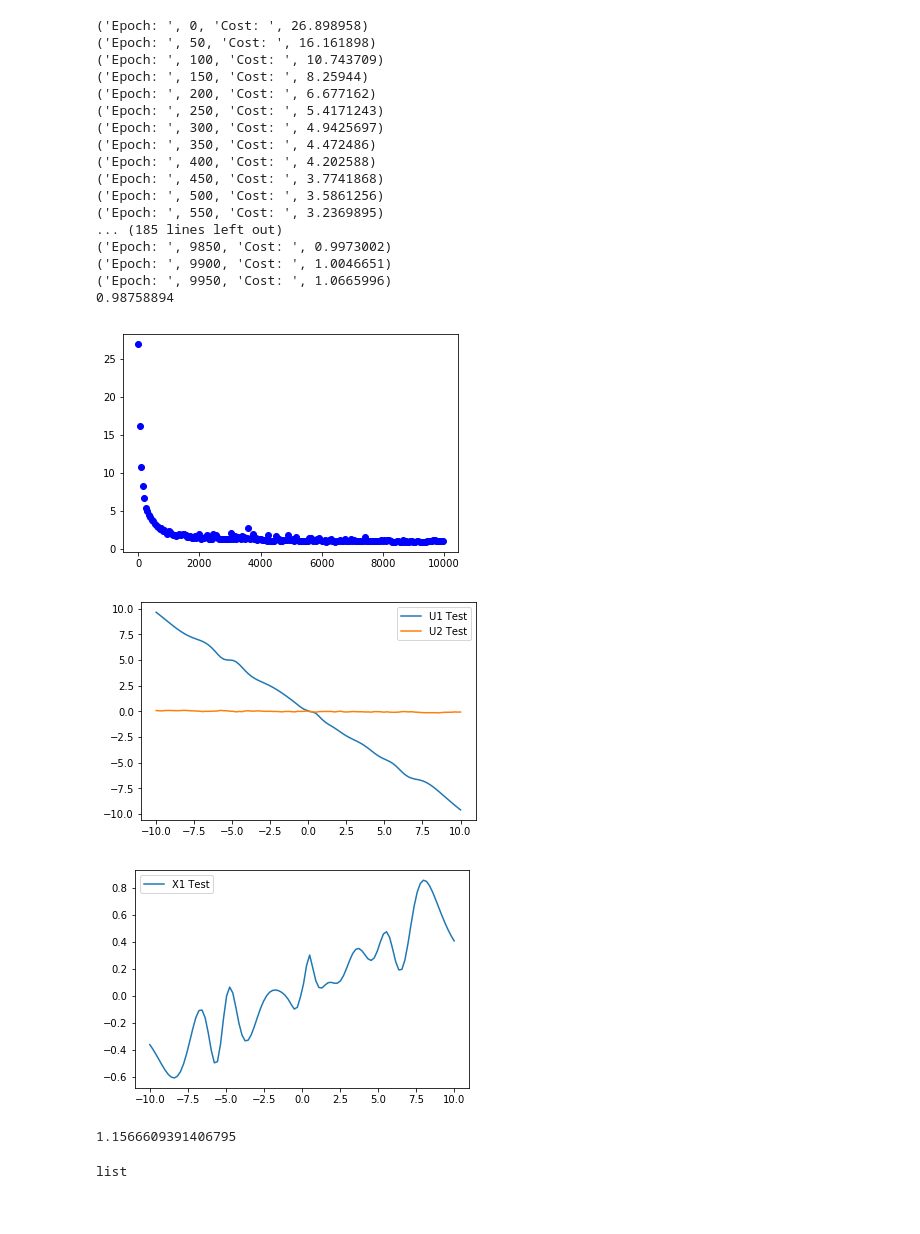
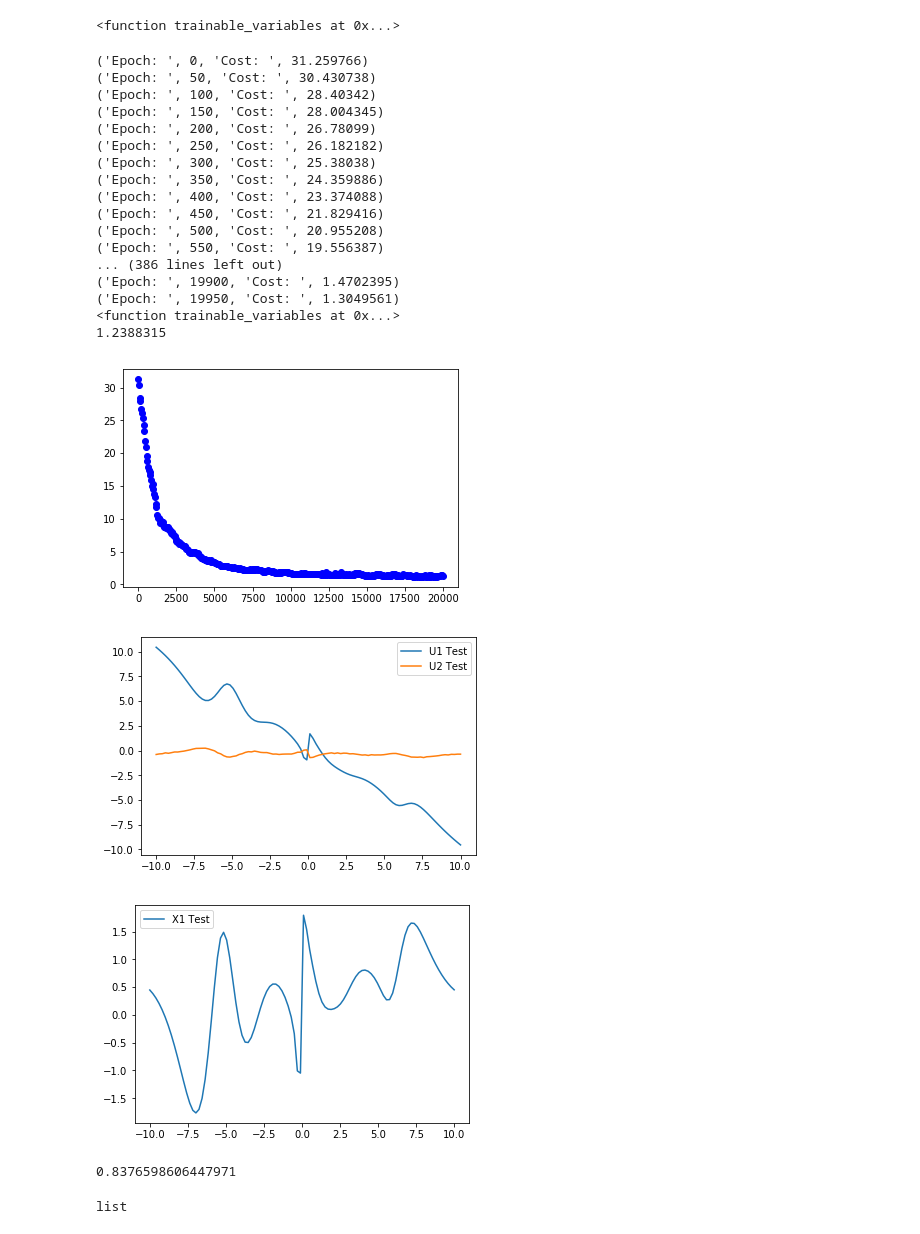
Before and after one commit to laurabrink13/Witsenhausen-Counterexample-with-NNs, a Jupyter notebook: Witsenhausen Counterexample TF.ipynb, the cells around one changed output. Drawn from its saved outputs; the diff is of its cells as text; code cells hidden in the pictures.

```diff
--- a/Witsenhausen Counterexample TF.ipynb
+++ b/Witsenhausen Counterexample TF.ipynb
@@ -9,8 +9,8 @@ np.random.seed()
 m = 1 # dimension
 k_squared = 0.04
 m_inv = 1.0
-learning_rate = 0.0001
-epochs = 10000
+learning_rate = 0.00001
+epochs = 20000
 batch_size = 500
 x_stddev = 5
 test_averaging=100
@@ -324,6 +324,12 @@ adaptive_learning_rate = tf.placeholder_with_default(learning_rate, [])
 
 
 optimizer = tf.train.AdamOptimizer(learning_rate=adaptive_learning_rate).minimize(wits_cost)
+
+train_vars = tf.GraphKeys.TRAINABLE_VARIABLES
+train_vars = tf.trainable_variables
+print(train_vars)
+# %% [output]
+<function trainable_variables at 0x...>
 # %%
 # finally setup the initialisation operator
 init_op = tf.global_variables_initializer()
@@ -354,6 +360,10 @@ with tf.Session() as sess:
     x0_test = np.linspace(-2*x_stddev, 2*x_stddev, num=100)
     u1_test, u2_test, x1_test = np.zeros((1, 100)), np.zeros((1, 100)), np.zeros(
     (1, 100))
+
+    train_vars = tf.GraphKeys.TRAINABLE_VARIABLES
+    train_vars = tf.trainable_variables
+    print(train_vars)
 
     for i in range(100):
         u1t, u2t, x1t = 0, 0, 0
@@ -371,61 +381,61 @@ with tf.Session() as sess:
         x1_test[0, i] = x1t / test_averaging
 
     with tf.variable_scope('firstlayer', reuse=True):
         w1_post = tf.get_variable('kernel').eval()
         b1_post = tf.get_variable('bias').eval()
 
     with tf.variable_scope('secondlayer', reuse=True):
         w2_post = tf.get_variable('kernel').eval()
         b2_post = tf.get_variable('bias').eval()
 
 print(cost)
 plt.show()
 
 
 l1, = plt.plot(x0_test, u1_test[0], label="U1 Test")
 l3, = plt.plot(x0_test, u2_test[0], label="U2 Test")
 plt.legend(handles=[l1, l3])
 # plt.title("{} Unit NN With Activation Fn {}".format(
 #   str(num_units_1), str(activation_fn)))
 # plt.savefig("figure_u_1.png
 plt.show()
 
 plt.clf()
 l2, = plt.plot(x0_test, x1_test[0], label="X1 Test")
 # plt.title("{} Unit NN With Activation Fn {}".format(
 #   str(num_units_1), str(activation_fn)))
 plt.legend(handles=[l2])
 # plt.savefig("figure_x_1.png")
 plt.show()
 # %% [output]
-('Epoch: ', 0, 'Cost: ', 26.898958)
-('Epoch: ', 50, 'Cost: ', 16.161898)
-('Epoch: ', 100, 'Cost: ', 10.743709)
-('Epoch: ', 150, 'Cost: ', 8.25944)
-('Epoch: ', 200, 'Cost: ', 6.677162)
-('Epoch: ', 250, 'Cost: ', 5.4171243)
-('Epoch: ', 300, 'Cost: ', 4.9425697)
-('Epoch: ', 350, 'Cost: ', 4.472486)
-('Epoch: ', 400, 'Cost: ', 4.202588)
-('Epoch: ', 450, 'Cost: ', 3.7741868)
-('Epoch: ', 500, 'Cost: ', 3.5861256)
-('Epoch: ', 550, 'Cost: ', 3.2369895)
-... (185 lines left out)
-('Epoch: ', 9850, 'Cost: ', 0.9973002)
-('Epoch: ', 9900, 'Cost: ', 1.0046651)
-('Epoch: ', 9950, 'Cost: ', 1.0665996)
-0.98758894
+('Epoch: ', 0, 'Cost: ', 31.259766)
+('Epoch: ', 50, 'Cost: ', 30.430738)
+('Epoch: ', 100, 'Cost: ', 28.40342)
+('Epoch: ', 150, 'Cost: ', 28.004345)
+('Epoch: ', 200, 'Cost: ', 26.78099)
+('Epoch: ', 250, 'Cost: ', 26.182182)
+('Epoch: ', 300, 'Cost: ', 25.38038)
+('Epoch: ', 350, 'Cost: ', 24.359886)
+('Epoch: ', 400, 'Cost: ', 23.374088)
+('Epoch: ', 450, 'Cost: ', 21.829416)
+('Epoch: ', 500, 'Cost: ', 20.955208)
+('Epoch: ', 550, 'Cost: ', 19.556387)
+... (386 lines left out)
+('Epoch: ', 19900, 'Cost: ', 1.4702395)
+('Epoch: ', 19950, 'Cost: ', 1.3049561)
+<function trainable_variables at 0x...>
+1.2388315
-[figure, old version]
+[figure, new version]
-[figure, old version]
+[figure, new version]
-[figure, old version]
+[figure, new version]
 # %%
 w1_post.shape
 np.array(w1).shape
 
-np.linalg.norm(b1_post - np.array(b1))
+np.linalg.norm(w1_post - np.array(w1))
 # np.linalg.norm(w1)
 # %% [output]
-1.1566609391406795
+0.8376598606447971
 # %%
 type(b1)
 # %% [output]
```
